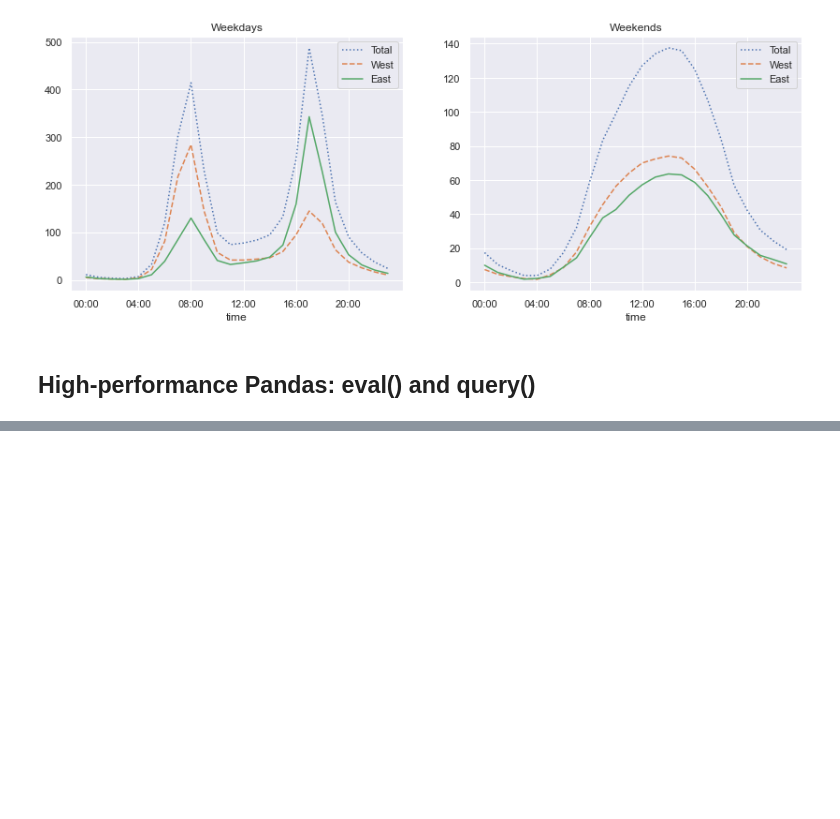
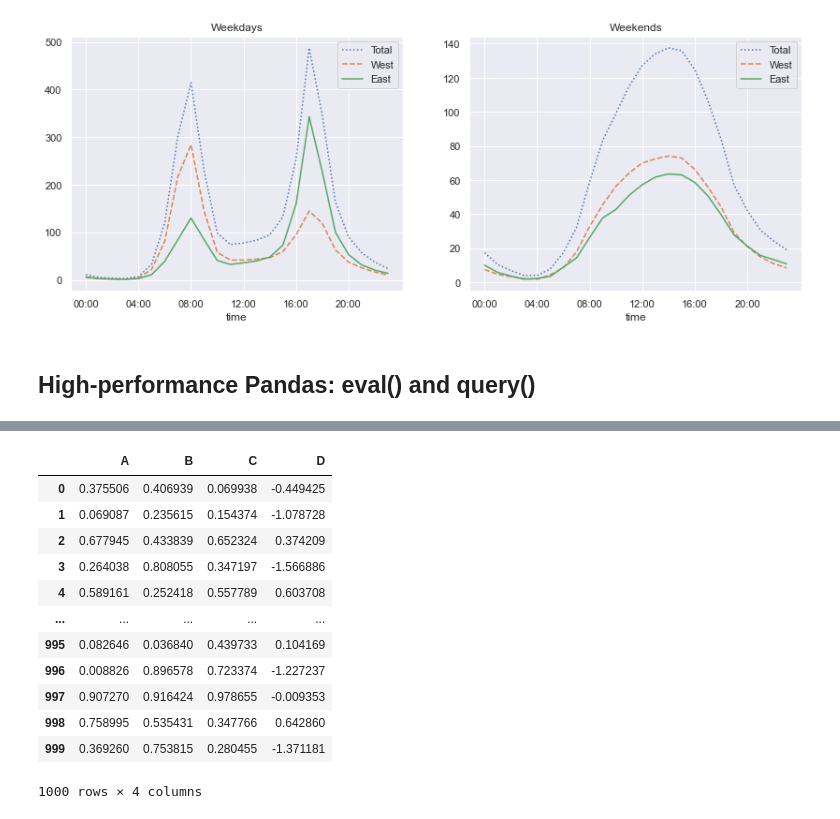
Before and after one commit to chriskestri/PDSH, a Jupyter notebook: pdsh_ch3_pandas.ipynb, the cells around one changed output, grey strips where cells are left out. Saved outputs shown, nothing was run; the diff lists cells and outputs as text; code cells hidden in the pictures; blank space fills up the shorter version.

```diff
--- a/pdsh_ch3_pandas.ipynb
+++ b/pdsh_ch3_pandas.ipynb
@@ -2651 +2651,6 @@ pd.eval("df2.T[0] + df3.iloc[1]")
 dtype: int32
+# %%
+# column wise operations
+# df.eval() method
+df = pd.DataFrame(rng.rand(1000, 3), columns=["A", "B", "C"])
+df.head()
@@ -2651,0 +2696,6 @@ dtype: int32
+# %%
+# column assignment is also possible
+
+# create col D with value based from other cols
+df.eval("D = (A+B)/C", inplace=True)
+df.head()
@@ -2651,0 +2709,17 @@ dtype: int32
+# %%
+# modify cols
+df.eval("D = (A-B)/C")
+# %% [output]
+|  | A | B | C | D |
+| 0 | 0.375506 | 0.406939 | 0.069938 | -0.449425 |
+| 1 | 0.069087 | 0.235615 | 0.154374 | -1.078728 |
+| 2 | 0.677945 | 0.433839 | 0.652324 | 0.374209 |
+| 3 | 0.264038 | 0.808055 | 0.347197 | -1.566886 |
+| 4 | 0.589161 | 0.252418 | 0.557789 | 0.603708 |
+| ... | ... | ... | ... | ... |
+| 995 | 0.082646 | 0.036840 | 0.439733 | 0.104169 |
+| 996 | 0.008826 | 0.896578 | 0.723374 | -1.227237 |
+| 997 | 0.907270 | 0.916424 | 0.978655 | -0.009353 |
+| 998 | 0.758995 | 0.535431 | 0.347766 | 0.642860 |
+| 999 | 0.369260 | 0.753815 | 0.280455 | -1.371181 |
+1000 rows × 4 columns
```
Also changed, not shown: parts of 12 cells of this notebook.
